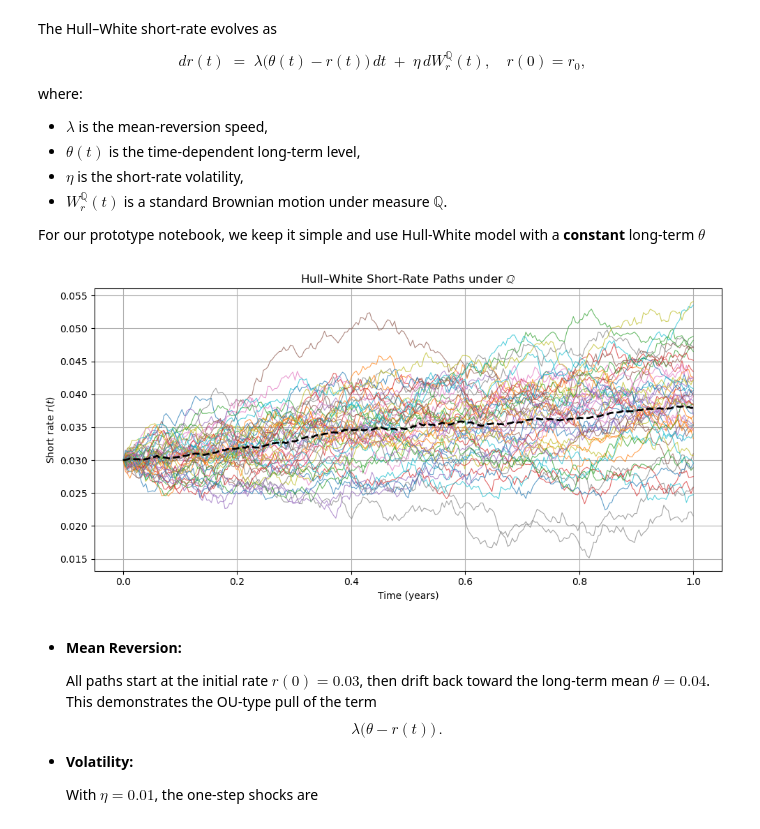
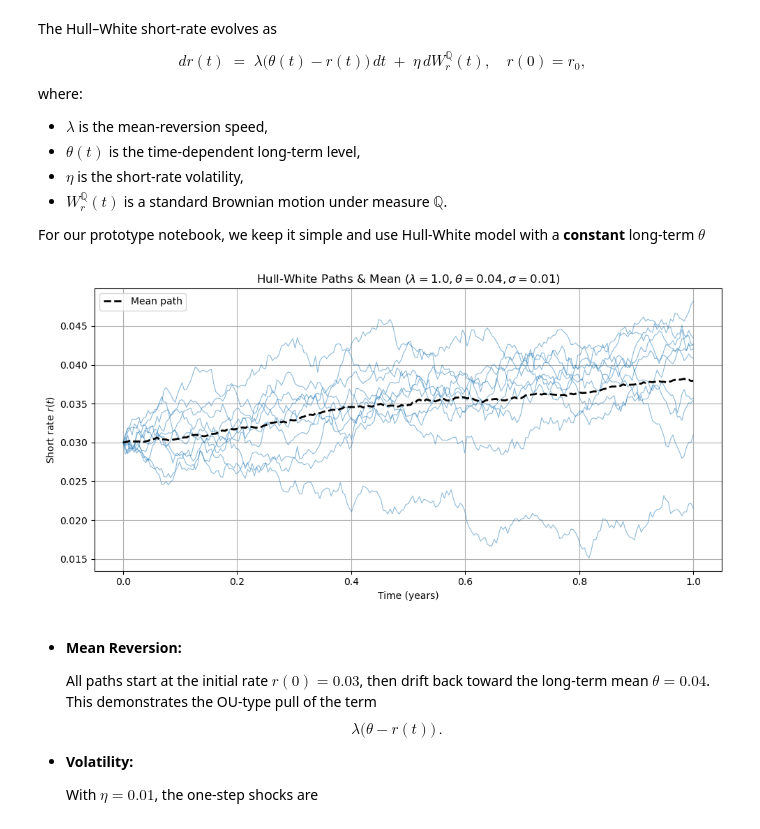
Before and after one commit to JIMorlanes/rough_lsv_fx, a Jupyter notebook: notebooks/02_rates_proto.ipynb, the cells around one changed output. Cells and saved outputs as stored; diff of their text form; code cells hidden in the pictures.

Commit message:
refactor: convert Hull–White prototype into HullWhiteModel class

```diff
--- a/notebooks/02_rates_proto.ipynb
+++ b/notebooks/02_rates_proto.ipynb
@@ -30,32 +23,41 @@ dt      = T / n_steps  # time increment Δt
-# %%
-np.random.seed(123)
-
-# Pre‑allocate array for rates: shape = (n_paths, n_steps+1)
-r = np.zeros((n_paths, n_steps+1))
-r[:, 0] = r_0
-
-# Time grid for plotting
-time = np.linspace(0, T, n_steps+1)
-
-# Simulate short‑rate paths
-for i in range(n_steps):
-    dW = np.sqrt(dt) * np.random.randn(n_paths)            # Brownian increments
-    dr = lambd * (theta - r[:, i]) * dt + eta * dW         # dr = lambda*(theta − r)*dt + eta*dW
-    r[:, i+1] = r[:, i] + dr                               # r_{t+dt}
 # %%
+from models.hull_white import HullWhiteModel
+import matplotlib.pyplot as plt
+
+# Instantiate and simulate
+hw = HullWhiteModel(
+    r_0=0.03, lambd=1.0, theta=0.04,
+    sigma=0.01, T=1.0, n_steps=252,
+    n_paths=50, seed=123
+)
+paths = hw.generate_paths()
+r = paths['r']
+time = paths['time']
+
+# Plot individual paths
 plt.figure(figsize=(10, 5))
-for path in r:
-    plt.plot(time, path, lw=0.8, alpha=0.7)
-plt.plot(time, r.mean(axis=0), 'k--', lw=2, label='mean')
+for i in range(min(10, hw.n_paths)):
+    plt.plot(time, r[i], lw=0.8, alpha=0.5, color='C0')
 
-plt.title(r"Hull–White Short‑Rate Paths under $\mathbb{Q}$")
+# Plot the sample‐mean path
+plt.plot(
+    time,
+    r.mean(axis=0),
+    linestyle='--',
+    linewidth=2,
+    color='k',
+    label='Mean path'
+)
+
+plt.title(rf"Hull-White Paths & Mean ($\lambda={hw.lambd}, \theta={hw.theta}, \sigma={hw.sigma}$)")
 plt.xlabel("Time (years)")
 plt.ylabel("Short rate $r(t)$")
+plt.legend()
 plt.grid(True)
 plt.tight_layout()
 plt.show()
 # %% [output]
-[figure, old version]
+[figure, new version]
 # %% [markdown]
 - **Mean Reversion:**
 
```
Also changed, not shown: parts of 4 cells of this notebook.
